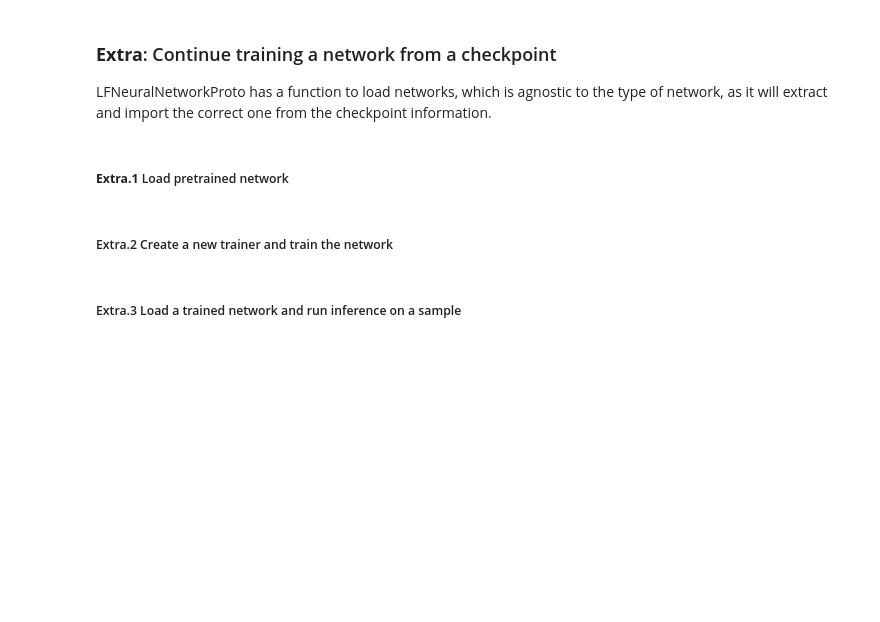
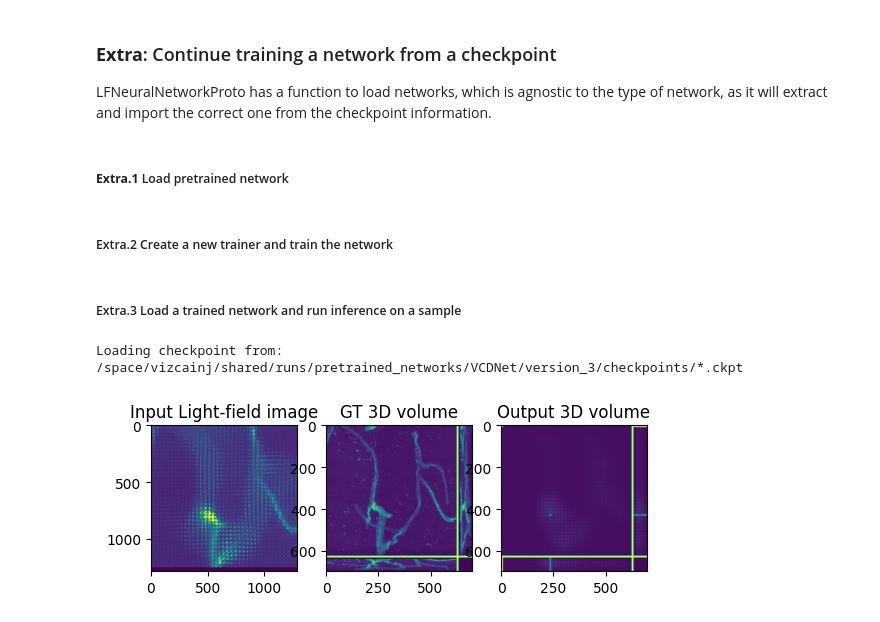
Before and after one commit to PolarizedLightFieldMicroscopy/napari-LF, a Jupyter notebook: src/napari_lf/lfa/main_train_neural_net.ipynb, the cells around one changed output. Drawn from its saved outputs; the diff is of its cells as text; code cells hidden in the pictures; blank space fills up the shorter version.

```diff
--- a/src/napari_lf/lfa/main_train_neural_net.ipynb
+++ b/src/napari_lf/lfa/main_train_neural_net.ipynb
@@ -133,11 +133,12 @@ from neural_nets.util.LFUtil import *
 import matplotlib.pyplot as plt
 # Grab a sample
 LF_img_4D, GT_vol = net.val_loader.dataset.__getitem__(0)
+LFshape_padded = net.val_loader.dataset.dataset.shape()[1]
 # perform reconstruction by calling the network with the image (This calls the forward function in the network)
 pred_vol = net(LF_img_4D.unsqueeze(0))
 
 # Compute 2D lenslet image for display
-LF_img_lenslet = LF2Spatial(LF_img_4D.unsqueeze(0), LFshape)
+LF_img_lenslet = LF2Spatial(LF_img_4D.unsqueeze(0), LFshape_padded)
 # Compute volume Maximum intensity projection
 vol_MIP = volume_2_projections(pred_vol)
 
@@ -185,34 +186,37 @@ import matplotlib.pyplot as plt
 from neural_nets.LFNeuralNetworkProto import *
 
 # Where is the checkpoint of the network?
-checkpoint_path = 'C:/Users/OldenbourgLab2/Code/napari-LF-neural_nets/examples/pretrained_networks/VCDNet/version_32/checkpoints/*.ckpt'
+# checkpoint_path = 'C:/Users/OldenbourgLab2/Code/napari-LF-neural_nets/examples/pretrained_networks/VCDNet/version_32/checkpoints/*.ckpt'
 print("Loading checkpoint from: " + checkpoint_path)
 # Create network
 net = LFNeuralNetworkProto.load_network_from_file(checkpoint_path, LFshape)
 # Load datasets
 net.configure_dataloader()
 
 # Grab a sample
 LF_img_4D, GT_vol = net.val_loader.dataset.__getitem__(0)
 # perform reconstruction by calling the network with the image (This calls the forward function in the network)
 pred_vol = net(LF_img_4D.unsqueeze(0))
 
 # Compute 2D lenslet image for display
-LF_img_lenslet = LF2Spatial(LF_img_4D.unsqueeze(0), LFshape)
+LF_img_lenslet = LF2Spatial(LF_img_4D.unsqueeze(0), LFshape_padded)
 # Compute volume Maximum intensity projection
 vol_pred_MIP = volume_2_projections(pred_vol)
 vol_GT_MIP = volume_2_projections(GT_vol.float().unsqueeze(0))
 
 # Show input and output
 plt.subplot(1,3,1)
 # Pytorch output dimensions are [batch, channel, x, y].
 #We grab only the [x,y] and convert it to cpu and numpy for display
 plt.imshow(LF_img_lenslet[0,0].cpu().detach().numpy())
 plt.title('Input Light-field image')
 plt.subplot(1,3,2)
 plt.imshow(vol_GT_MIP[0,0].cpu().detach().numpy())
 plt.title('GT 3D volume')
 plt.subplot(1,3,3)
 plt.imshow(vol_pred_MIP[0,0].cpu().detach().numpy())
 plt.title('Output 3D volume')
 plt.show()
+# %% [output]
+Loading checkpoint from: /space/vizcainj/shared/runs/pretrained_networks/VCDNet/version_3/checkpoints/*.ckpt
+[figure, added]
```
Also changed, not shown: 2 other files.
